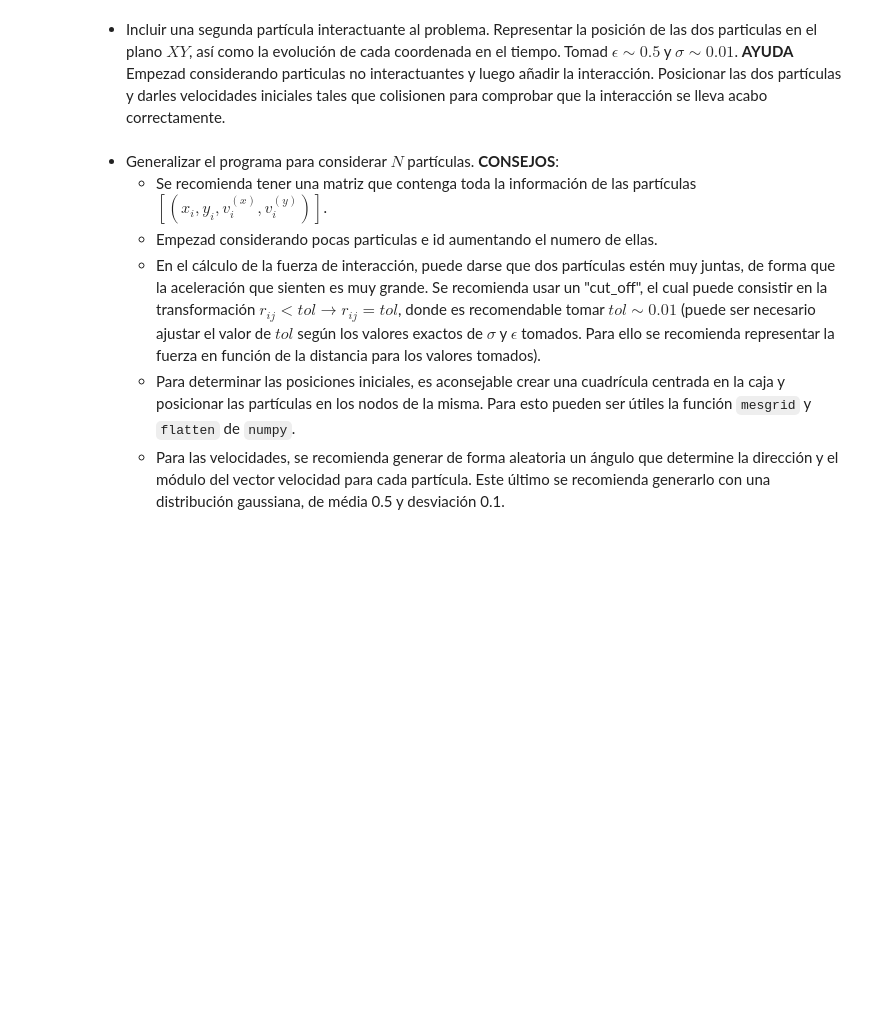
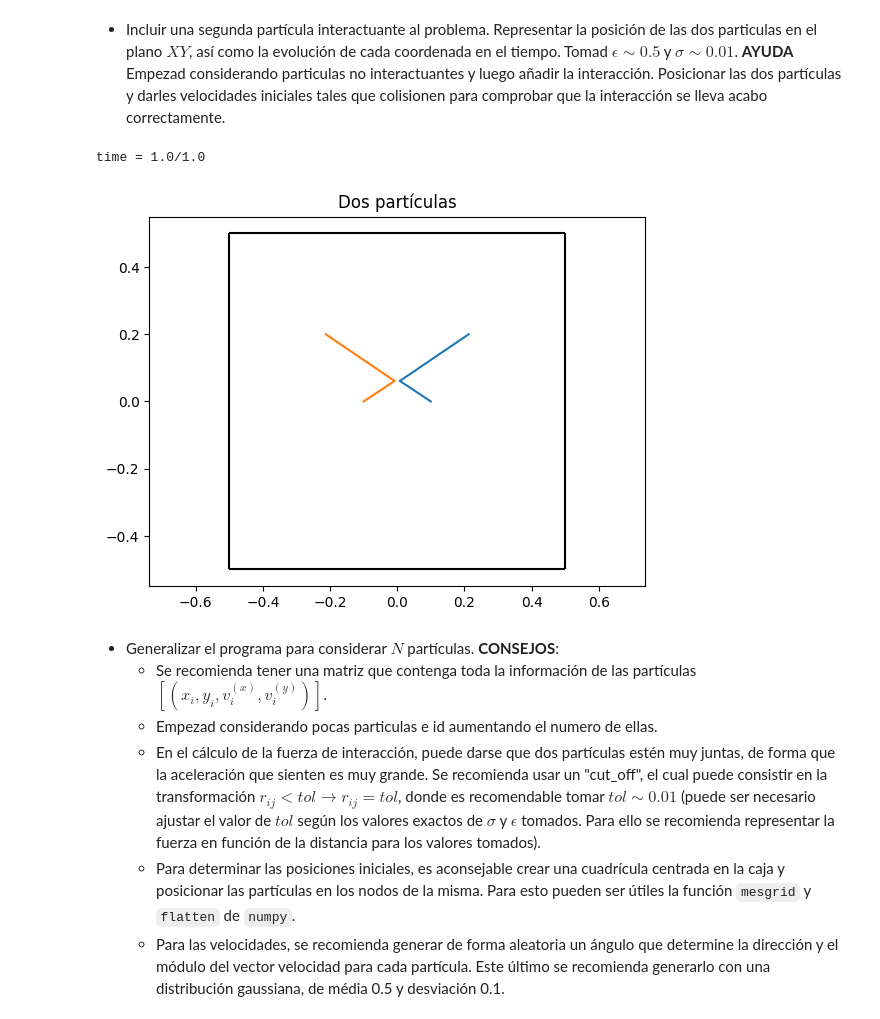
Before and after one commit to guillediaaazz/fiscomp-practices, a Jupyter notebook: P2/L-J-enunciados.ipynb, the cells around one changed output. Saved outputs shown, nothing was run; the diff lists cells and outputs as text; code cells hidden in the pictures; blank space fills up the shorter version.

```diff
--- a/P2/L-J-enunciados.ipynb
+++ b/P2/L-J-enunciados.ipynb
@@ -240,5 +209,25 @@ time = 2.0/2.0
 # %% [markdown]
 - Incluir una segunda partícula interactuante al problema. Representar la posición de las dos particulas en el plano $XY$, así como la evolución de cada coordenada en el tiempo.  Tomad $\epsilon\sim0.5$ y $\sigma\sim0.01$. **AYUDA** Empezad considerando particulas no interactuantes y luego añadir la interacción. Posicionar las dos partículas y darles velocidades iniciales tales que colisionen para comprobar que la interacción se lleva acabo correctamente.
+# %%
+particles = 2
+timeMax = 1
+timeStep = 1e-3
+
+r = zeros([particles, 4], float) # inicializa posiciones y velocidades
+# r[0,0], r[0,2] = 0.1, -1.5
+# r[1,0], r[1,2] = -0.1, 1.5
+r[0,0], r[0,2], r[0,3] = 0.1, -0.3, 0.2
+r[1,0], r[1,2], r[1,3] = -0.1, 0.3, 0.2
+
+positions = partEvolve(r, timeMax, timeStep, boxSize, gravity = None)[0]
+
+plotBox(boxSize)
+plotParticles(positions)
+title('Dos partículas')
+show()
+# %% [output]
+time = 1.0/1.0
+[figure, added]
 # %% [markdown]
 - Generalizar el programa para considerar $N$ partículas. **CONSEJOS**:
     - Se recomienda tener una matriz que contenga toda la información de las partículas $[(x_i,y_i,v^{(x)}_i,v^{(y)}_i)]$.
```
Also changed, not shown: parts of 11 cells of this notebook, 2 other files.
